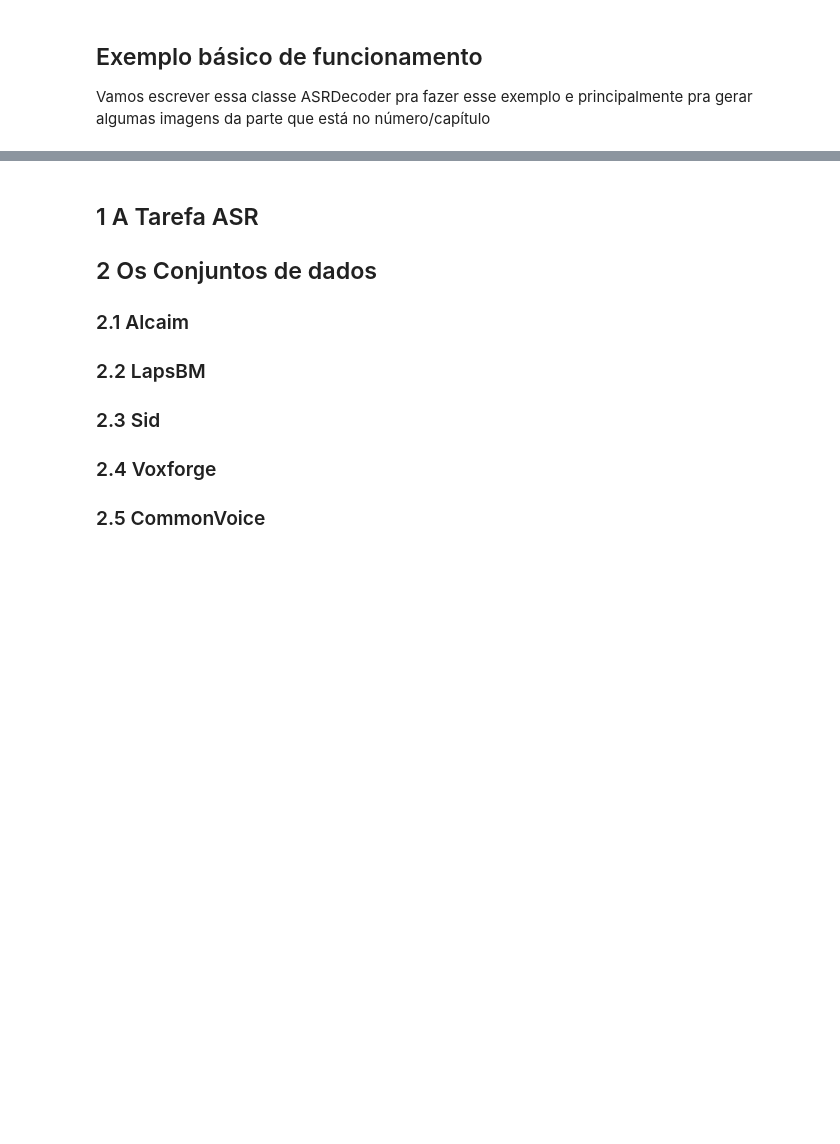
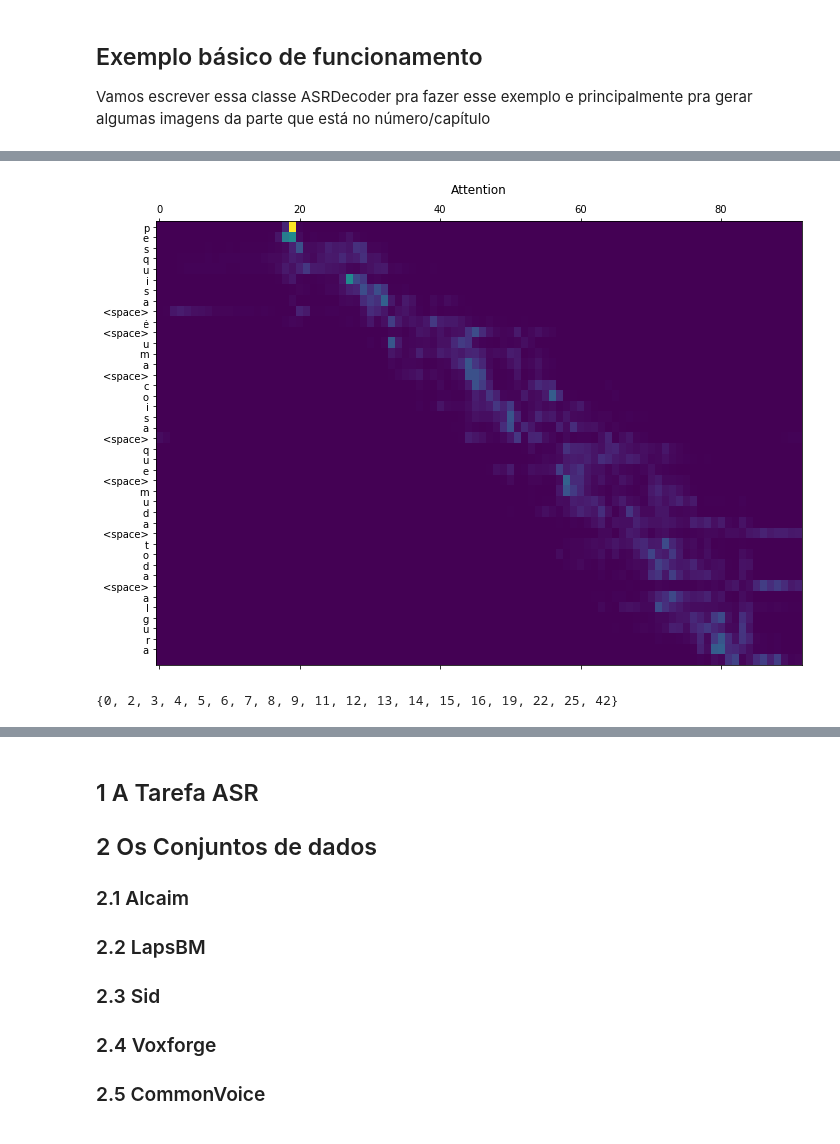
Before and after one commit to alucassch/asr_ptbr_ml_project, a Jupyter notebook: main.ipynb, the cells around one changed output, grey strips where cells are left out. Saved outputs shown, nothing was run; the diff lists cells and outputs as text; code cells hidden in the pictures; blank space fills up the shorter version.

```diff
--- a/main.ipynb
+++ b/main.ipynb
@@ -18,0 +80,23 @@ print(recog)
+# %%
+#apenas um exemplo, tem 12 camadas de encoder e 6 de decoder, cada uma com 8 attention heads, totalizando
+#esse exemplo é o 7 attention head, da 6 camada do decoder
+#Seria legal ter um widget interact pra selecionar essas opções, pq são (12+6)x8 = 144 possíveis plots
+attn = results.attention_weights['decoder.decoders.5.src_attn'][0][7]
+
+fig, ax = plt.subplots(1, figsize=(10, 7))
+ax.set_title("Attention")
+ax.matshow(attn, aspect="auto")
+ax.set_yticks(range(len(results.tokens_txt)))
+ax.set_yticklabels(results.tokens_txt)
+fig.tight_layout()
+# %% [output]
+[figure, added]
+# %%
+vs = set(results.tokens_int.tolist())
+vs.add(0)
+vs
+for n, i in enumerate(vs):
+    v = model.converter.ids2tokens([n])
+    ax[0].plot(prob[:, i], label=v, linestyle="-" if len(v) == 1 else "--")
+# %% [output]
+{0, 2, 3, 4, 5, 6, 7, 8, 9, 11, 12, 13, 14, 15, 16, 19, 22, 25, 42}
```
Also changed, not shown: parts of 10 cells of this notebook, 7 other files.
